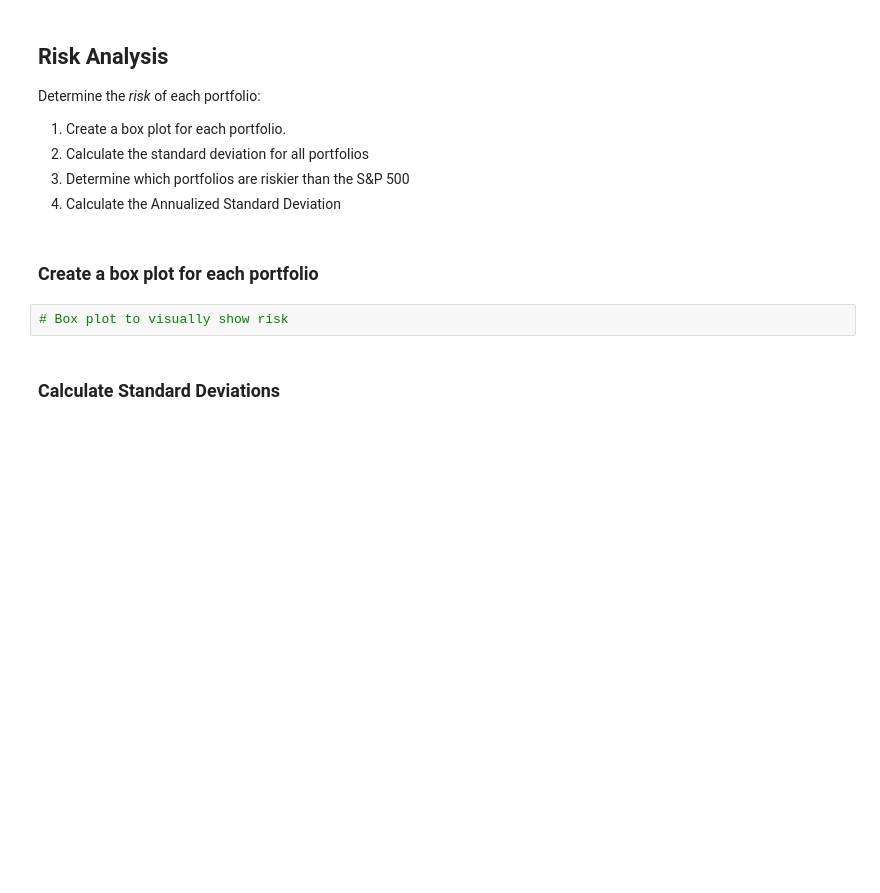
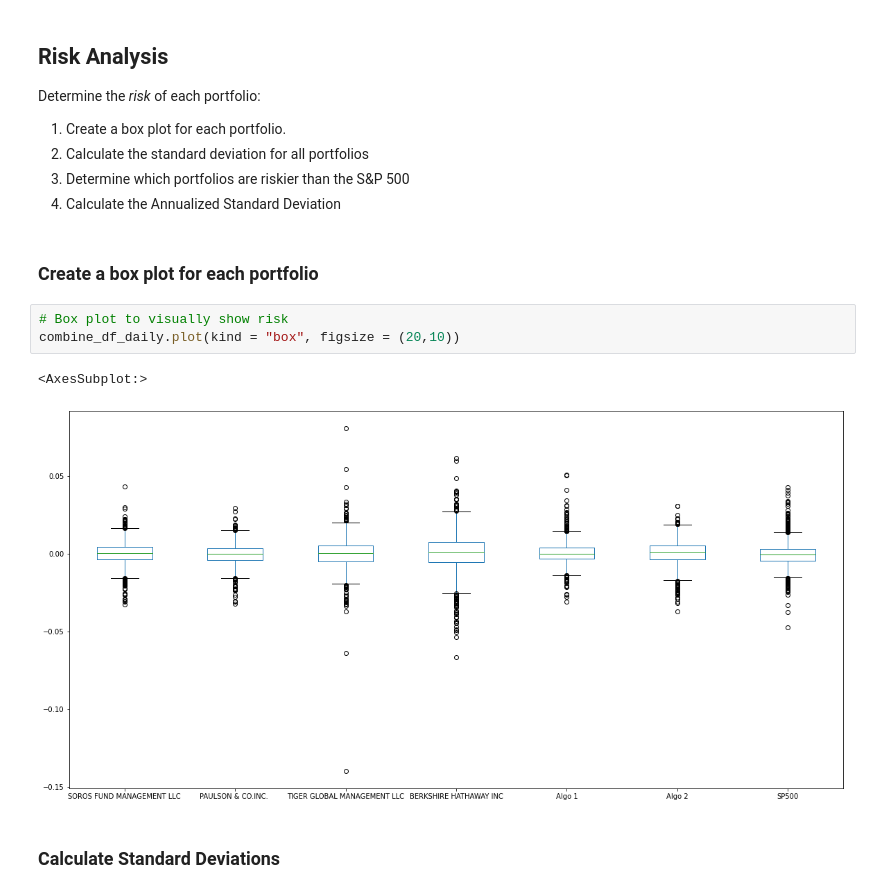
Before and after one commit to rimpi1612/pandas-portfolio, a Jupyter notebook: whale_analysis.ipynb, the cells around one changed output. Cells and saved outputs as stored; diff of their text form; blank space fills up the shorter version.

```diff
--- a/whale_analysis.ipynb
+++ b/whale_analysis.ipynb
@@ -96,6 +285,10 @@ Determine the _risk_ of each portfolio:
 ### Create a box plot for each portfolio
 # %%
 # Box plot to visually show risk
+combine_df_daily.plot(kind = "box", figsize = (20,10))
+# %% [output]
+<AxesSubplot:>
+[figure, added]
 # %% [markdown]
 ### Calculate Standard Deviations
 # %%
```
Also changed, not shown: parts of 67 cells of this notebook.
